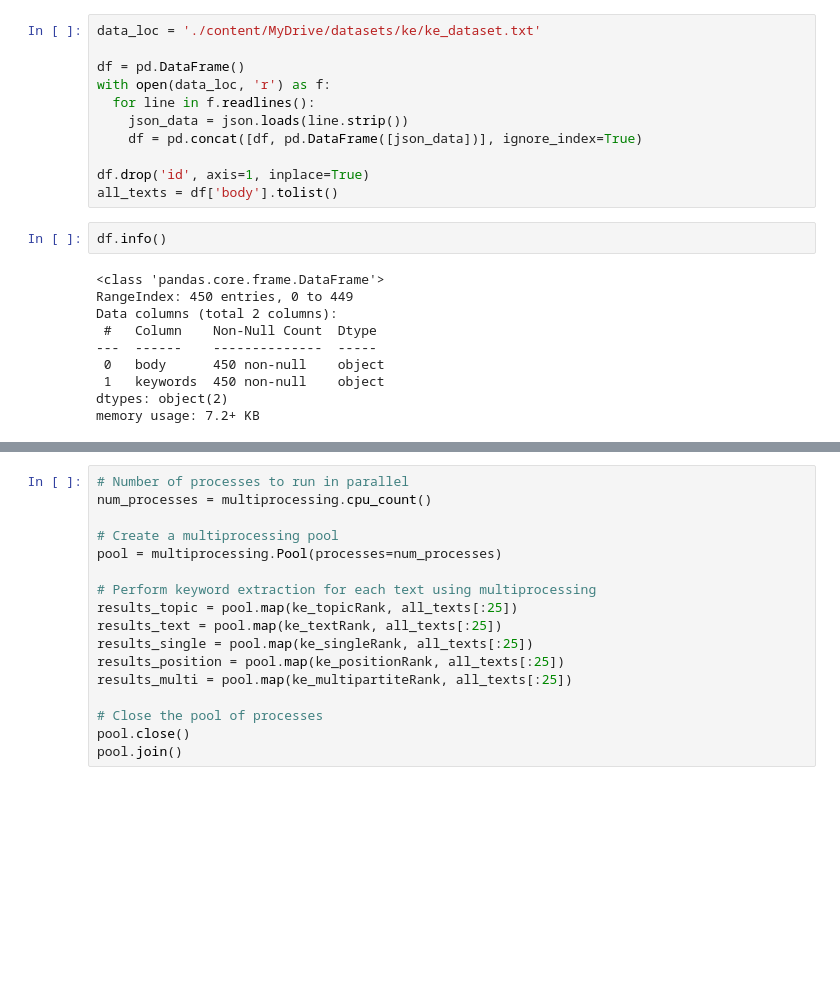
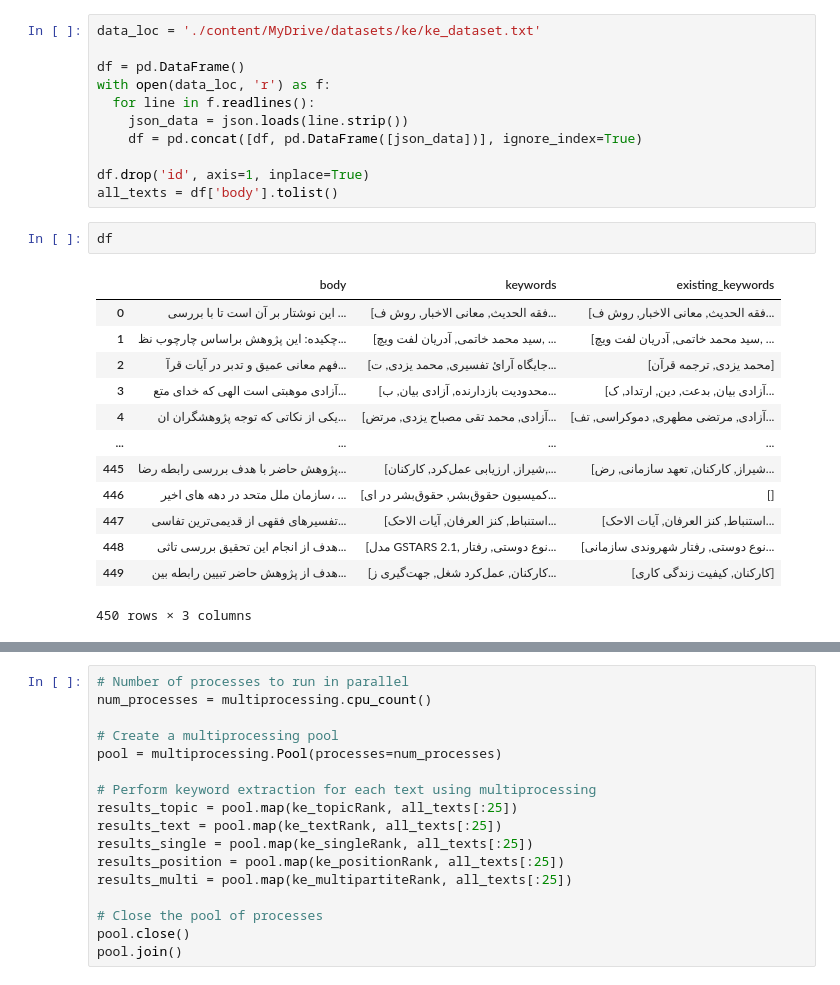
Before and after one commit to Nima-Nilchian/Keyword_extraction, a Jupyter notebook: Keyword_extraction.ipynb, the cells around one changed output, grey strips where cells are left out. Cells and saved outputs as stored; diff of their text form; blank space fills up the shorter version.

```diff
--- a/Keyword_extraction.ipynb
+++ b/Keyword_extraction.ipynb
@@ -56,14 +79,18 @@ with open(data_loc, 'r') as f:
 df.drop('id', axis=1, inplace=True)
 all_texts = df['body'].tolist()
 # %%
-df.info()
+df
 # %% [output]
+|  | body | keywords | existing_keywords |
+| 0 | این نوشتار بر آن است تا با بررسی ... | [فقه الحدیث, معانی الاخبار, روش ف... | [فقه الحدیث, معانی الاخبار, روش ف... |
+| 1 | چکیده: این پژوهش براساس چارچوب نظ... | [سید محمد خاتمی, آدریان لفت ویچ, ... | [سید محمد خاتمی, آدریان لفت ویچ, ... |
+| 2 | فهم معانی عمیق و تدبر در آیات قرآ... | [جایگاه آرائ تفسیری, محمد یزدی, ت... | [محمد یزدی, ترجمه قرآن] |
+| 3 | آزادی موهبتی است الهی که خدای متع... | [محدودیت بازدارنده, آزادی بیان, ب... | [آزادی بیان, بدعت, دین, ارتداد, ک... |
+| 4 | یکی از نکاتی که توجه پژوهشگران ان... | [آزادی, محمد تقی مصباح یزدی, مرتض... | [آزادی, مرتضی مطهری, دموکراسی, تف... |
+| ... | ... | ... | ... |
+| 445 | پژوهش حاضر با هدف بررسی رابطه رضا... | [شیراز, ارزیابی عمل‌کرد, کارکنان,... | [شیراز, کارکنان, تعهد سازمانی, رض... |
+| 446 | سازمان ملل متحد در دهه های اخیر، ... | [کمیسیون حقوق‌بشر, حقوق‌بشر در ای... | [] |
+| 447 | تفسیرهای فقهی از قدیمی‌ترین تفاسی... | [استنباط, کنز العرفان, آیات الاحک... | [استنباط, کنز العرفان, آیات الاحک... |
+| 448 | هدف از انجام این تحقیق بررسی تاثی... | [مدل GSTARS 2.1, نوع دوستی, رفتار... | [نوع دوستی, رفتار شهروندی سازمانی... |
+| 449 | هدف از پژوهش حاضر تبیین رابطه بین... | [کارکنان, عمل‌کرد شغل, جهت‌گیری ز... | [کارکنان, کیفیت زندگی کاری] |
-<class 'pandas.core.frame.DataFrame'>
-RangeIndex: 450 entries, 0 to 449
-Data columns (total 2 columns):
- #   Column    Non-Null Count  Dtype
----  ------    --------------  -----
- 0   body      450 non-null    object
- 1   keywords  450 non-null    object
-dtypes: object(2)
-memory usage: 7.2+ KB
+450 rows × 3 columns
```
Also changed, not shown: parts of 21 cells of this notebook.
